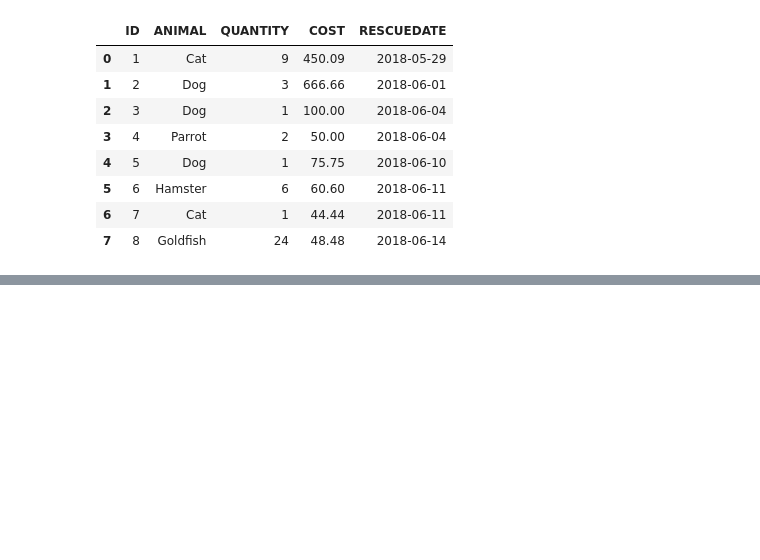
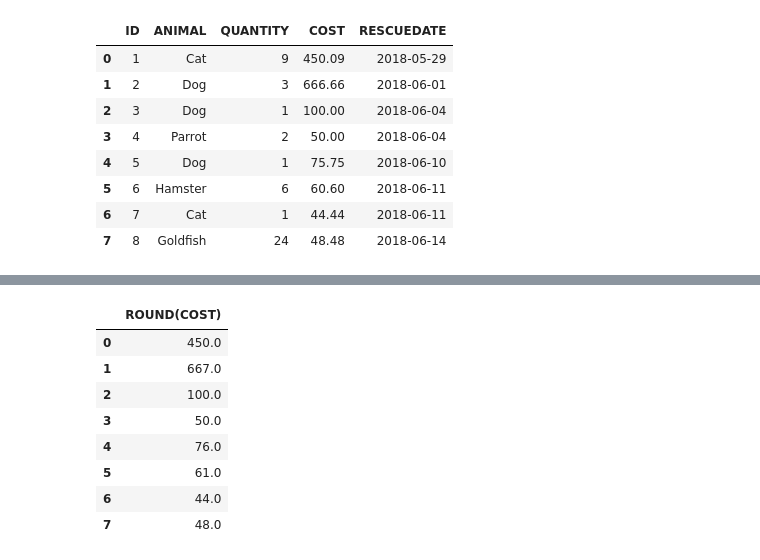
Before and after one commit to iampramodyadav/SQL, a Jupyter notebook: 3_2_SQL_Hands_on_Lab(IBM_Coursera).ipynb, the cells around one changed output, grey strips where cells are left out. Cells and saved outputs as stored; diff of their text form; code cells hidden in the pictures; blank space fills up the shorter version.

```diff
--- a/3_2_SQL_Hands_on_Lab(IBM_Coursera).ipynb
+++ b/3_2_SQL_Hands_on_Lab(IBM_Coursera).ipynb
@@ -72,0 +163,17 @@ pd.read_sql_query(sql="""SELECT *  FROM PETRESCUE""",con=temp_db)
+# %%
+#Query B1
+pd.read_sql_query(sql="""
+                          SELECT ROUND(COST)
+                          FROM PETRESCUE
+
+                        """,con=temp_db)
+# %% [output]
+|  | ROUND(COST) |
+| 0 | 450.0 |
+| 1 | 667.0 |
+| 2 | 100.0 |
+| 3 | 50.0 |
+| 4 | 76.0 |
+| 5 | 61.0 |
+| 6 | 44.0 |
+| 7 | 48.0 |
```
Also changed, not shown: parts of 31 cells of this notebook.
